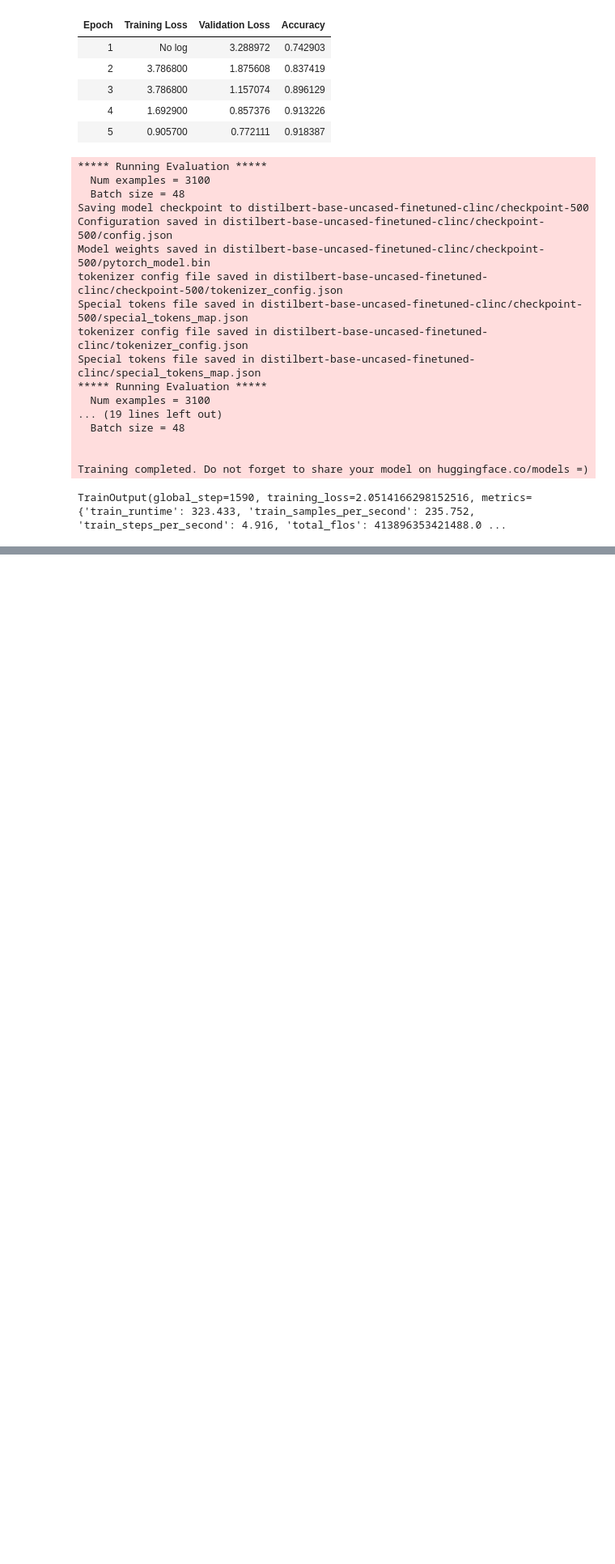
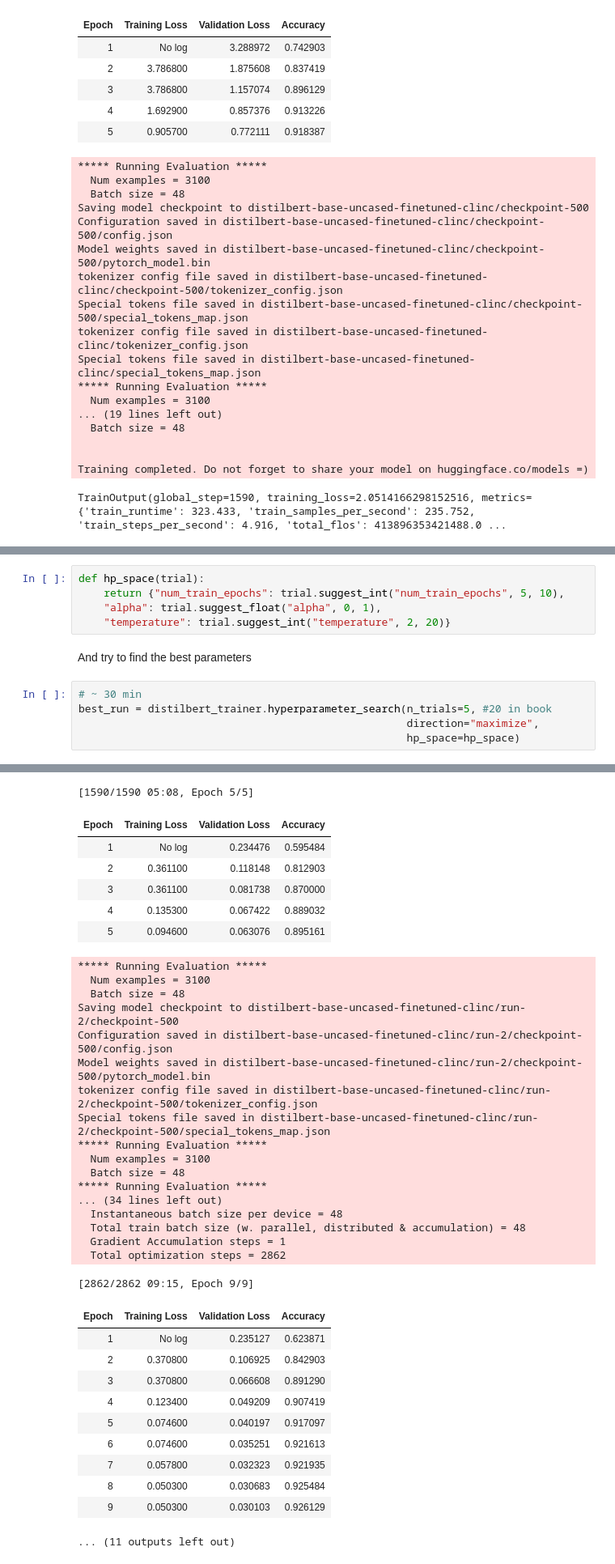
Before and after one commit to Gooogr/Book_nlp_with_transformers, a Jupyter notebook: ch8_optimization_for_production.ipynb, the cells around one changed output, grey strips where cells are left out. Shown: that part at 81% size. Saved outputs shown, nothing was run; the diff lists cells and outputs as text; blank space fills up the shorter version.

```diff
--- a/ch8_optimization_for_production.ipynb
+++ b/ch8_optimization_for_production.ipynb
@@ -345,0 +371,13 @@ TrainOutput(global_step=1590, training_loss=2.0514166298152516, metrics={'train_
+# %%
+def hp_space(trial):
+    return {"num_train_epochs": trial.suggest_int("num_train_epochs", 5, 10),
+    "alpha": trial.suggest_float("alpha", 0, 1),
+    "temperature": trial.suggest_int("temperature", 2, 20)}
+# %% [markdown]
+And try to find the best parameters
+# %%
+# ~ 30 min
+best_run = distilbert_trainer.hyperparameter_search(n_trials=5, #20 in book
+                                                    direction="maximize",
+                                                    hp_space=hp_space)
+# %% [output]
@@ -345,0 +450,36 @@ TrainOutput(global_step=1590, training_loss=2.0514166298152516, metrics={'train_
+[1590/1590 05:08, Epoch 5/5]
+| Epoch | Training Loss | Validation Loss | Accuracy |
+| 1 | No log | 0.234476 | 0.595484 |
+| 2 | 0.361100 | 0.118148 | 0.812903 |
+| 3 | 0.361100 | 0.081738 | 0.870000 |
+| 4 | 0.135300 | 0.067422 | 0.889032 |
+| 5 | 0.094600 | 0.063076 | 0.895161 |
+***** Running Evaluation *****
+  Num examples = 3100
+  Batch size = 48
+Saving model checkpoint to distilbert-base-uncased-finetuned-clinc/run-2/checkpoint-500
+Configuration saved in distilbert-base-uncased-finetuned-clinc/run-2/checkpoint-500/config.json
+Model weights saved in distilbert-base-uncased-finetuned-clinc/run-2/checkpoint-500/pytorch_model.bin
+tokenizer config file saved in distilbert-base-uncased-finetuned-clinc/run-2/checkpoint-500/tokenizer_config.json
+Special tokens file saved in distilbert-base-uncased-finetuned-clinc/run-2/checkpoint-500/special_tokens_map.json
+***** Running Evaluation *****
+  Num examples = 3100
+  Batch size = 48
+***** Running Evaluation *****
+... (34 lines left out)
+  Instantaneous batch size per device = 48
+  Total train batch size (w. parallel, distributed & accumulation) = 48
+  Gradient Accumulation steps = 1
+  Total optimization steps = 2862
+[2862/2862 09:15, Epoch 9/9]
+| Epoch | Training Loss | Validation Loss | Accuracy |
+| 1 | No log | 0.235127 | 0.623871 |
+| 2 | 0.370800 | 0.106925 | 0.842903 |
+| 3 | 0.370800 | 0.066608 | 0.891290 |
+| 4 | 0.123400 | 0.049209 | 0.907419 |
+| 5 | 0.074600 | 0.040197 | 0.917097 |
+| 6 | 0.074600 | 0.035251 | 0.921613 |
+| 7 | 0.057800 | 0.032323 | 0.921935 |
+| 8 | 0.050300 | 0.030683 | 0.925484 |
+| 9 | 0.050300 | 0.030103 | 0.926129 |
+... (11 outputs left out)
```
Also changed, not shown: parts of 16 cells of this notebook.
